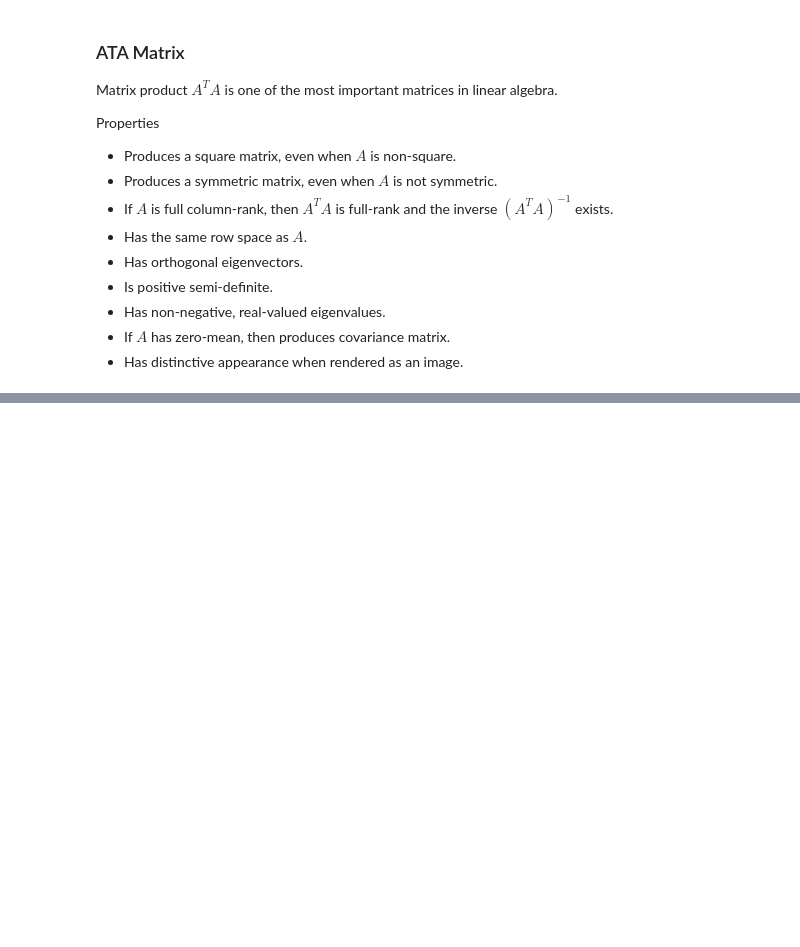
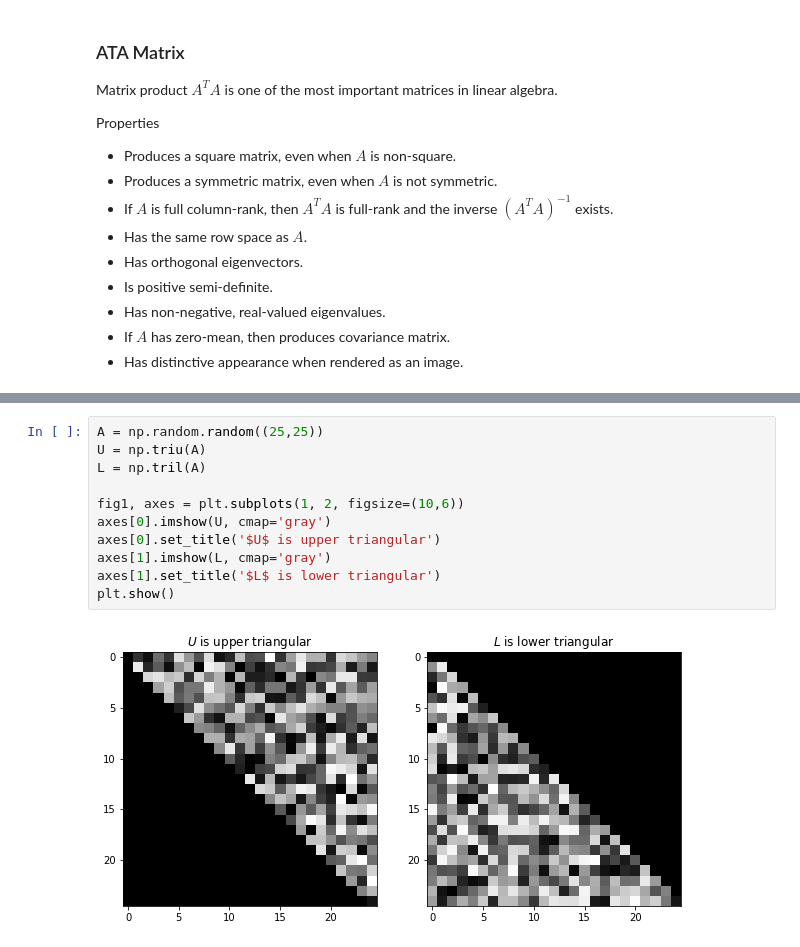
Before and after one commit to marcoemorais/linalg-theory-intuition-code, a Jupyter notebook: 05-Matrices.ipynb, the cells around one changed output, grey strips where cells are left out. Saved outputs shown, nothing was run; the diff lists cells and outputs as text; blank space fills up the shorter version.

```diff
--- a/05-Matrices.ipynb
+++ b/05-Matrices.ipynb
@@ -200,0 +226,13 @@ Notes
+# %%
+A = np.random.random((25,25))
+U = np.triu(A)
+L = np.tril(A)
+
+fig1, axes = plt.subplots(1, 2, figsize=(10,6))
+axes[0].imshow(U, cmap='gray')
+axes[0].set_title('$U$ is upper triangular')
+axes[1].imshow(L, cmap='gray')
+axes[1].set_title('$L$ is lower triangular')
+plt.show()
+# %% [output]
+[figure, added]
```
Also changed, not shown: parts of 5 cells of this notebook.
